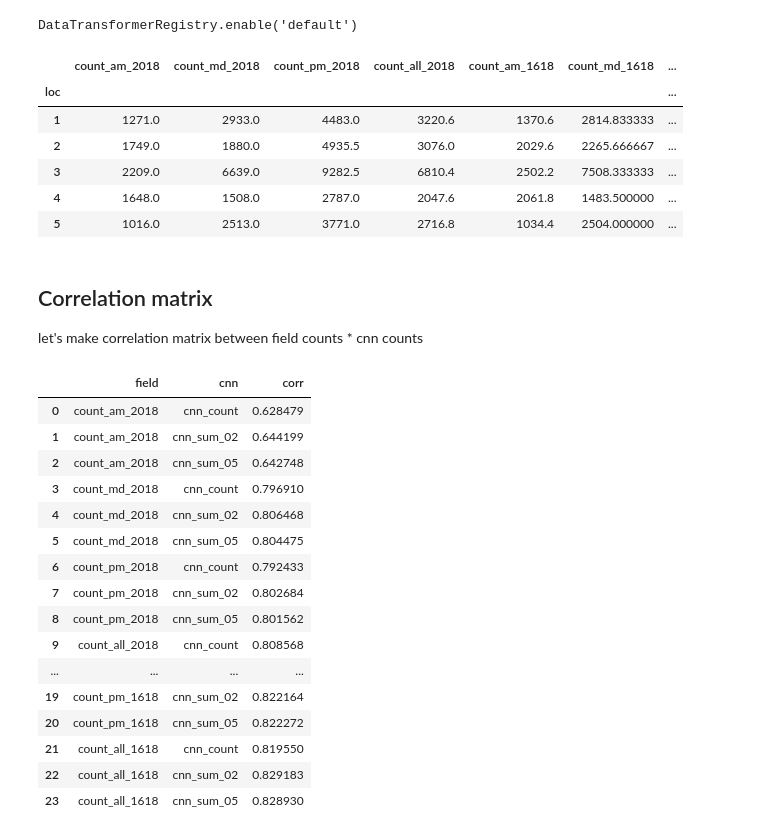
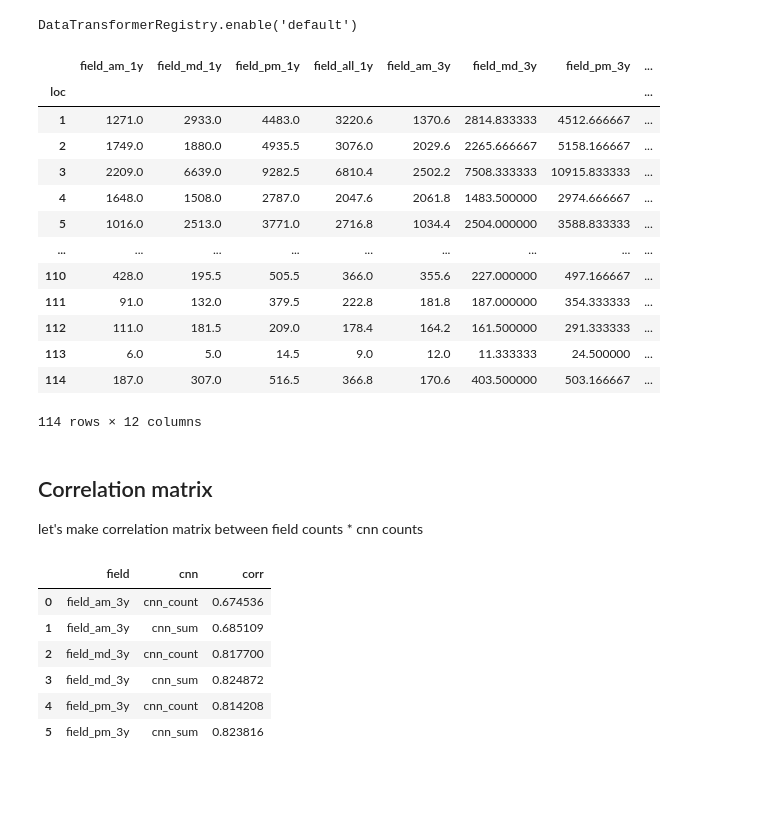
Before and after one commit to yonghah/nyc_ped_count_cnn, a Jupyter notebook: notebooks/04-Compare-two-datasets.ipynb, the cells around one changed output. Cells and saved outputs as stored; diff of their text form; code cells hidden in the pictures; blank space fills up the shorter version.

```diff
--- a/notebooks/04-Compare-two-datasets.ipynb
+++ b/notebooks/04-Compare-two-datasets.ipynb
@@ -18,21 +18,28 @@ DataTransformerRegistry.enable('default')
 # %%
 df = pd.read_csv("../data/dataframe/df_count.csv")
 df = df.set_index('loc')
-df.head()
+df
 # %% [output]
-|  | count_am_2018 | count_md_2018 | count_pm_2018 | count_all_2018 | count_am_1618 | count_md_1618 | ... |
-| loc |  |  |  |  |  |  | ... |
-| 1 | 1271.0 | 2933.0 | 4483.0 | 3220.6 | 1370.6 | 2814.833333 | ... |
-| 2 | 1749.0 | 1880.0 | 4935.5 | 3076.0 | 2029.6 | 2265.666667 | ... |
-| 3 | 2209.0 | 6639.0 | 9282.5 | 6810.4 | 2502.2 | 7508.333333 | ... |
-| 4 | 1648.0 | 1508.0 | 2787.0 | 2047.6 | 2061.8 | 1483.500000 | ... |
-| 5 | 1016.0 | 2513.0 | 3771.0 | 2716.8 | 1034.4 | 2504.000000 | ... |
+|  | field_am_1y | field_md_1y | field_pm_1y | field_all_1y | field_am_3y | field_md_3y | field_pm_3y | ... |
+| loc |  |  |  |  |  |  |  | ... |
+| 1 | 1271.0 | 2933.0 | 4483.0 | 3220.6 | 1370.6 | 2814.833333 | 4512.666667 | ... |
+| 2 | 1749.0 | 1880.0 | 4935.5 | 3076.0 | 2029.6 | 2265.666667 | 5158.166667 | ... |
+| 3 | 2209.0 | 6639.0 | 9282.5 | 6810.4 | 2502.2 | 7508.333333 | 10915.833333 | ... |
+| 4 | 1648.0 | 1508.0 | 2787.0 | 2047.6 | 2061.8 | 1483.500000 | 2974.666667 | ... |
+| 5 | 1016.0 | 2513.0 | 3771.0 | 2716.8 | 1034.4 | 2504.000000 | 3588.833333 | ... |
+| ... | ... | ... | ... | ... | ... | ... | ... | ... |
+| 110 | 428.0 | 195.5 | 505.5 | 366.0 | 355.6 | 227.000000 | 497.166667 | ... |
+| 111 | 91.0 | 132.0 | 379.5 | 222.8 | 181.8 | 187.000000 | 354.333333 | ... |
+| 112 | 111.0 | 181.5 | 209.0 | 178.4 | 164.2 | 161.500000 | 291.333333 | ... |
+| 113 | 6.0 | 5.0 | 14.5 | 9.0 | 12.0 | 11.333333 | 24.500000 | ... |
+| 114 | 187.0 | 307.0 | 516.5 | 366.8 | 170.6 | 403.500000 | 503.166667 | ... |
+114 rows × 12 columns
 # %% [markdown]
 ## Correlation matrix
 let's make correlation matrix between field counts * cnn counts
 # %%
-counts_cols = list(df.filter(regex='count_').columns)
-cnn_cols = list(df.filter(regex='cnn_').columns)
+counts_cols = list(df.filter(regex='field_(am|md|pm)_3y').columns)
+cnn_cols = list(df.filter(regex='cnn_(count|sum)').columns)
 corrs = []
 for pair in itertools.product(counts_cols, cnn_cols):
     record = {}
@@ -44,19 +51,9 @@ df_corr = pd.DataFrame(corrs)
 df_corr
 # %% [output]
 |  | field | cnn | corr |
-| 0 | count_am_2018 | cnn_count | 0.628479 |
-| 1 | count_am_2018 | cnn_sum_02 | 0.644199 |
-| 2 | count_am_2018 | cnn_sum_05 | 0.642748 |
-| 3 | count_md_2018 | cnn_count | 0.796910 |
-| 4 | count_md_2018 | cnn_sum_02 | 0.806468 |
-| 5 | count_md_2018 | cnn_sum_05 | 0.804475 |
-| 6 | count_pm_2018 | cnn_count | 0.792433 |
-| 7 | count_pm_2018 | cnn_sum_02 | 0.802684 |
-| 8 | count_pm_2018 | cnn_sum_05 | 0.801562 |
-| 9 | count_all_2018 | cnn_count | 0.808568 |
-| ... | ... | ... | ... |
-| 19 | count_pm_1618 | cnn_sum_02 | 0.822164 |
-| 20 | count_pm_1618 | cnn_sum_05 | 0.822272 |
-| 21 | count_all_1618 | cnn_count | 0.819550 |
-| 22 | count_all_1618 | cnn_sum_02 | 0.829183 |
-| 23 | count_all_1618 | cnn_sum_05 | 0.828930 |
+| 0 | field_am_3y | cnn_count | 0.674536 |
+| 1 | field_am_3y | cnn_sum | 0.685109 |
+| 2 | field_md_3y | cnn_count | 0.817700 |
+| 3 | field_md_3y | cnn_sum | 0.824872 |
+| 4 | field_pm_3y | cnn_count | 0.814208 |
+| 5 | field_pm_3y | cnn_sum | 0.823816 |
```
Also changed, not shown: parts of 11 cells of this notebook, 9 other files.
